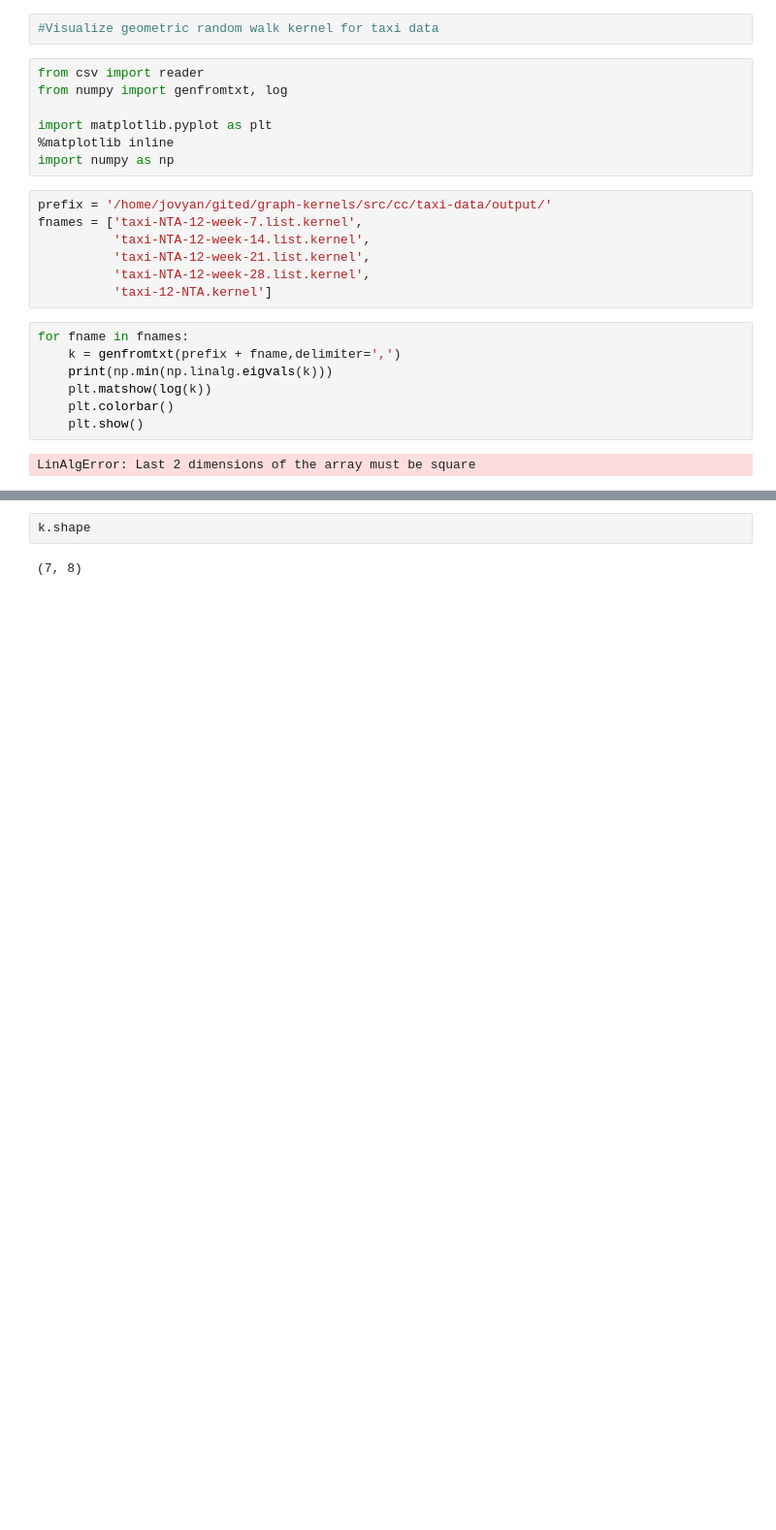
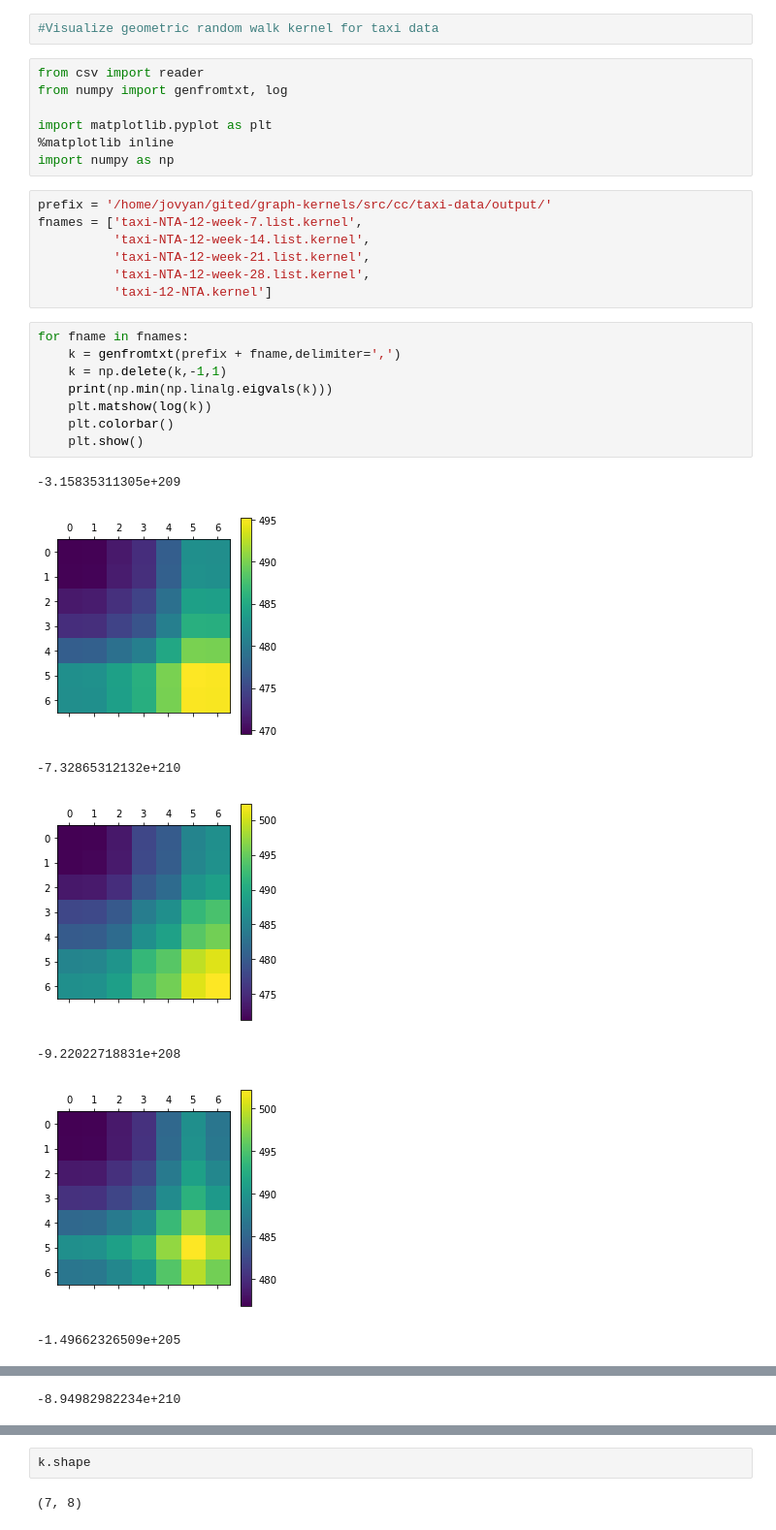
Before and after one commit to pdpham-llnl/dssi17, a Jupyter notebook: graph_kernels/geometric_randwalk_viz.ipynb, the cells around one changed output, grey strips where cells are left out. Shown: that part at 97% size. Saved outputs shown, nothing was run; the diff lists cells and outputs as text; blank space fills up the shorter version.

```diff
--- a/graph_kernels/geometric_randwalk_viz.ipynb
+++ b/graph_kernels/geometric_randwalk_viz.ipynb
@@ -17,9 +17,16 @@ fnames = ['taxi-NTA-12-week-7.list.kernel',
 # %%
 for fname in fnames:
     k = genfromtxt(prefix + fname,delimiter=',')
+    k = np.delete(k,-1,1)
     print(np.min(np.linalg.eigvals(k)))
     plt.matshow(log(k))
     plt.colorbar()
     plt.show()
 # %% [output]
-LinAlgError: Last 2 dimensions of the array must be square
+-3.15835311305e+209
+[figure, added]
+-7.32865312132e+210
+[figure, added]
+-9.22022718831e+208
+[figure, added]
+-1.49662326509e+205
@@ -25,0 +34 @@ LinAlgError: Last 2 dimensions of the array must be square
+-8.94982982234e+210
```
Also changed, not shown: parts of 1 cell of this notebook, 2 other files.
